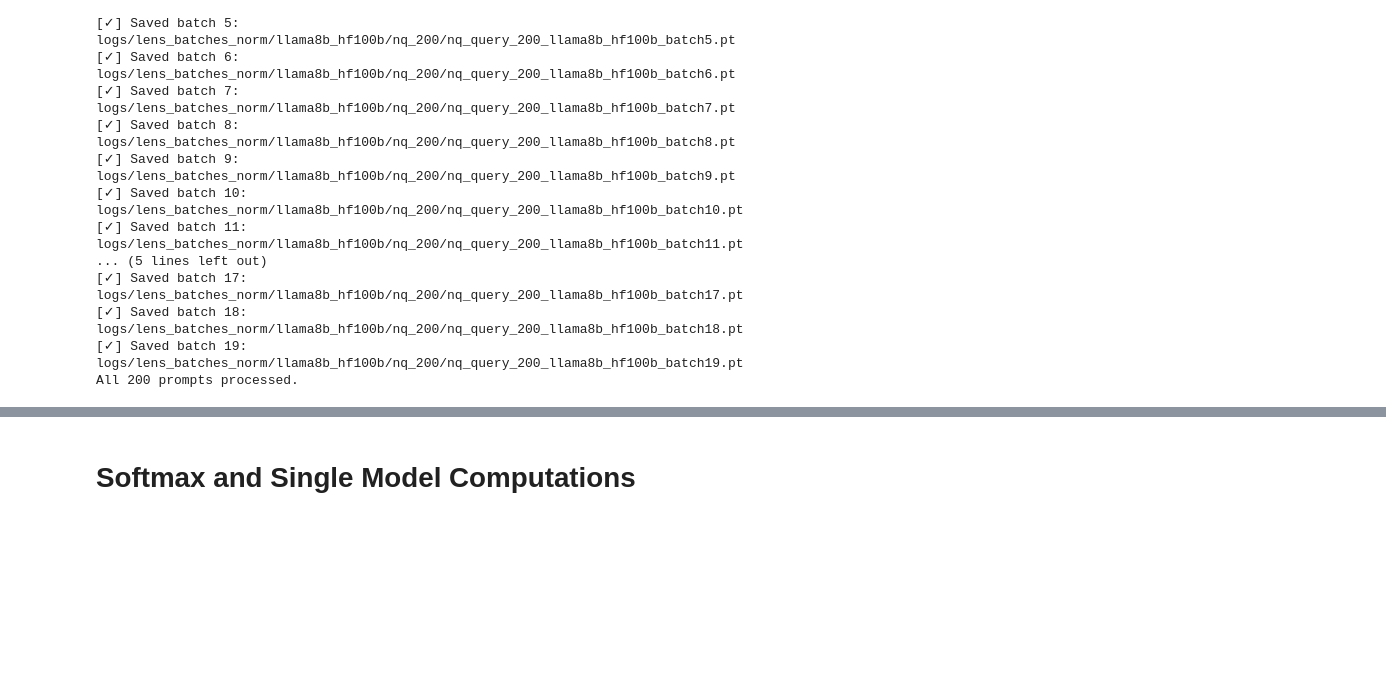
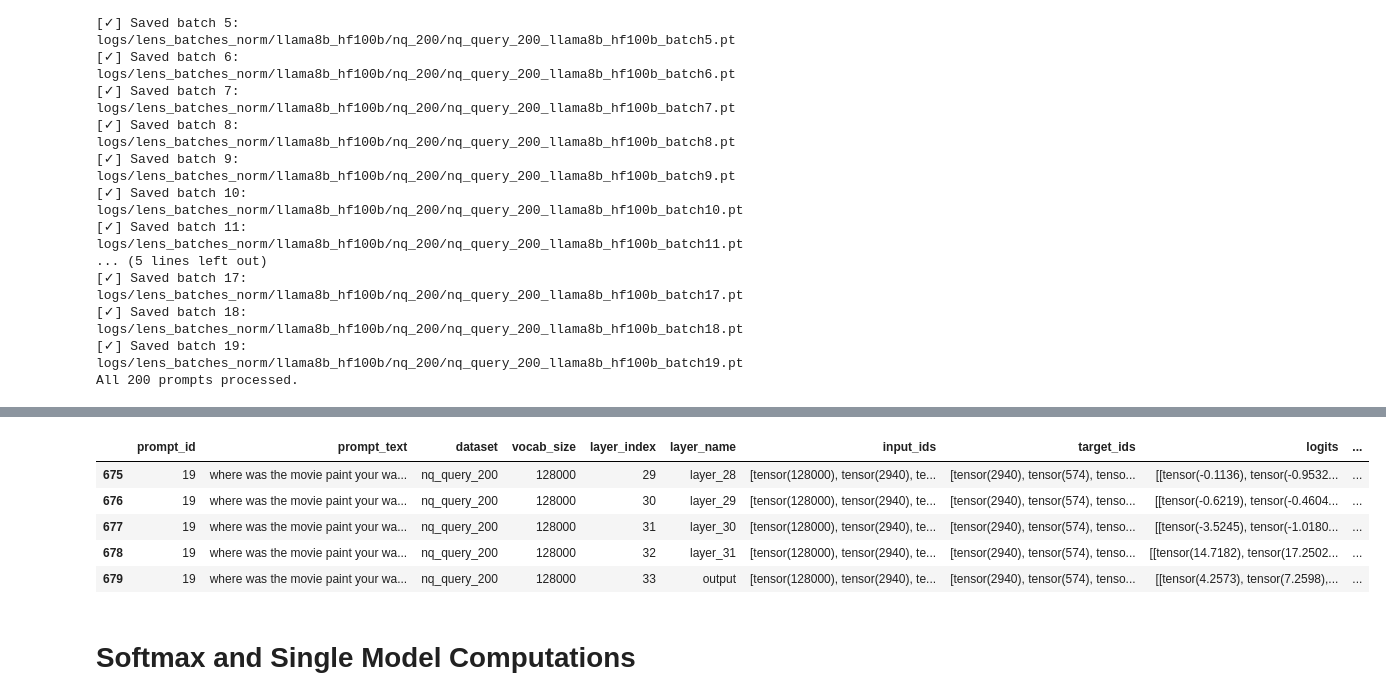
Before and after one commit to AnnemetteBP/LogitDiffLens, a Jupyter notebook: llama_logit_lens.ipynb, the cells around one changed output, grey strips where cells are left out. Saved outputs shown, nothing was run; the diff lists cells and outputs as text; code cells hidden in the pictures; blank space fills up the shorter version.

```diff
--- a/llama_logit_lens.ipynb
+++ b/llama_logit_lens.ipynb
@@ -152,3 +150,19 @@ data.tail()
+# %%
+import torch
+
+data_fp = torch.load(
+    "logs/lens_batches_raw/llama8b_fp/nq_200/nq_query_200_llama8b_fp_batch0.pt",
+    weights_only=False
+)
+# %%
+data_fp.tail()
+# %% [output]
+|  | prompt_id | prompt_text | dataset | vocab_size | layer_index | layer_name | input_ids | target_ids | logits | ... |
+| 675 | 19 | where was the movie paint your wa... | nq_query_200 | 128000 | 29 | layer_28 | [tensor(128000), tensor(2940), te... | [tensor(2940), tensor(574), tenso... | [[tensor(-0.1136), tensor(-0.9532... | ... |
+| 676 | 19 | where was the movie paint your wa... | nq_query_200 | 128000 | 30 | layer_29 | [tensor(128000), tensor(2940), te... | [tensor(2940), tensor(574), tenso... | [[tensor(-0.6219), tensor(-0.4604... | ... |
+| 677 | 19 | where was the movie paint your wa... | nq_query_200 | 128000 | 31 | layer_30 | [tensor(128000), tensor(2940), te... | [tensor(2940), tensor(574), tenso... | [[tensor(-3.5245), tensor(-1.0180... | ... |
+| 678 | 19 | where was the movie paint your wa... | nq_query_200 | 128000 | 32 | layer_31 | [tensor(128000), tensor(2940), te... | [tensor(2940), tensor(574), tenso... | [[tensor(14.7182), tensor(17.2502... | ... |
+| 679 | 19 | where was the movie paint your wa... | nq_query_200 | 128000 | 33 | output | [tensor(128000), tensor(2940), te... | [tensor(2940), tensor(574), tenso... | [[tensor(4.2573), tensor(7.2598),... | ... |
 # %% [markdown]
 # Softmax and Single Model Computations
 # %%
```
Also changed, not shown: parts of 7 cells of this notebook, 1 other file.
